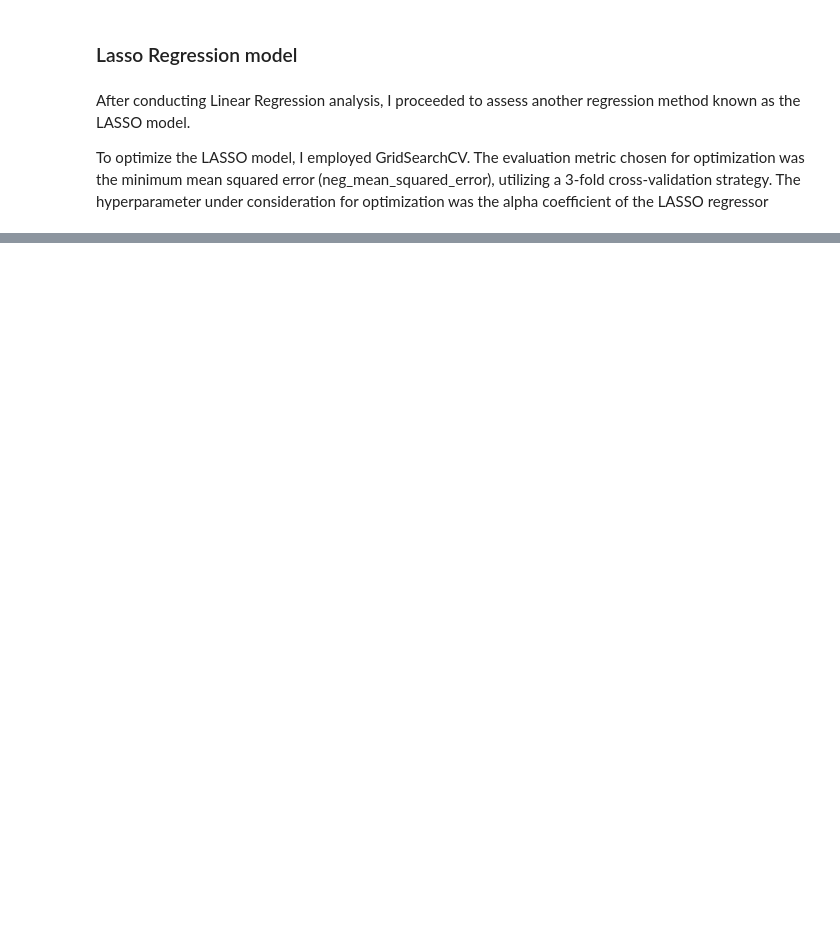
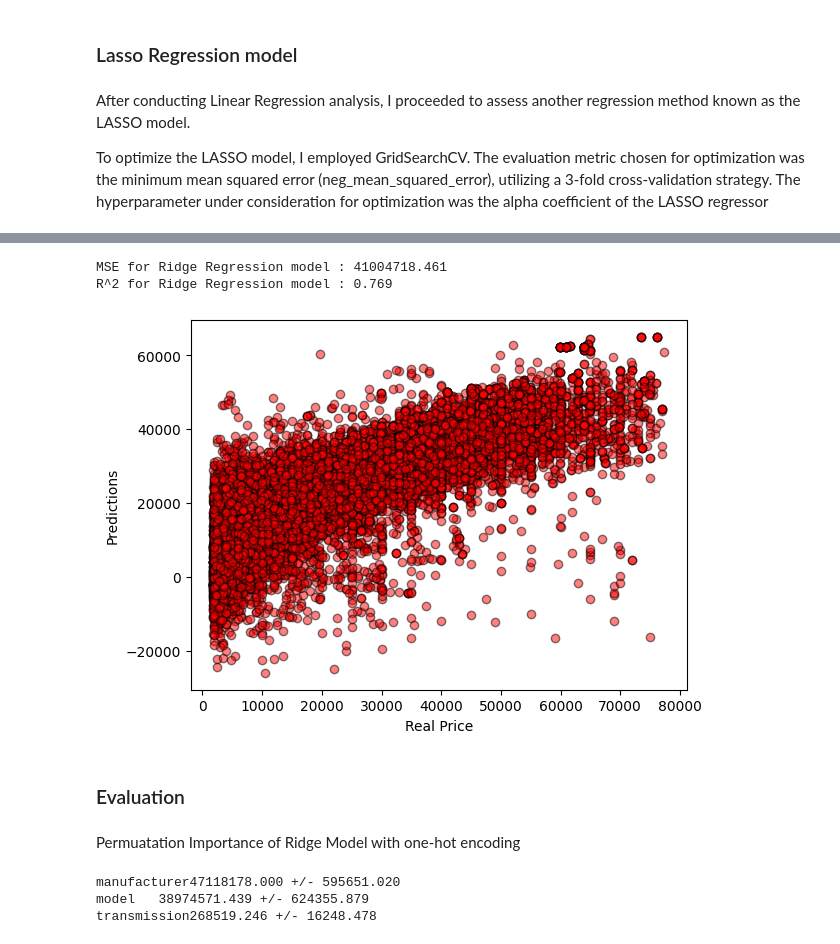
Before and after one commit to shivaallala/Used-Car-dealership-cost-Prediction, a Jupyter notebook: Car-Price-Prediction.ipynb, the cells around one changed output, grey strips where cells are left out. Cells and saved outputs as stored; diff of their text form; code cells hidden in the pictures; blank space fills up the shorter version.

```diff
--- a/Car-Price-Prediction.ipynb
+++ b/Car-Price-Prediction.ipynb
@@ -776,0 +888,15 @@ lasso_grid.fit(X, y)
+# %%
+col_transformer = make_column_transformer(
+    (OneHotEncoder(handle_unknown = 'ignore'), ['manufacturer', 'model', 'cylinders', 'fuel', 'transmission', 'drive', 'type']),
+    (OrdinalEncoder(categories = [['salvage', 'fair', 'good', 'excellent', 'like new','new']]), ['condition']),
+    remainder = 'passthrough',
+    verbose_feature_names_out = False
+)
+# %%
+pipe = Pipeline([
+    ('preprocessing', col_transformer),
+    ('scaler', StandardScaler(with_mean=False)),
+    ('ridge', Ridge())
+])
+# %%
+pipe.fit(X_train, y_train)
@@ -776,0 +924,25 @@ lasso_grid.fit(X, y)
+# %%
+train_preds = pipe.predict(X_train)
+test_preds = pipe.predict(X_test)
+train_mse = mean_squared_error(y_train, train_preds)
+test_mse = mean_squared_error(y_test, test_preds)
+
+#print(f'Ridge Train MSE: {train_mse}')
+print(f'MSE for Ridge Regression model : {np.round(test_mse, 3)}')
+print(f'R^2 for Ridge Regression model : {np.round(r2_score(y_true=y_test, y_pred=test_preds), 3)}')
+# %% [output]
+MSE for Ridge Regression model : 41004718.461
+R^2 for Ridge Regression model : 0.769
+# %%
+plt.scatter(y_test, test_preds, c='red', alpha=0.5, edgecolors='black')
+
+plt.xlabel('Real Price')
+plt.ylabel('Predictions')
+
+plt.show()
+# %% [output]
+[figure, added]
+# %% [markdown]
+### Evaluation
+# %% [markdown]
+Permuatation Importance of Ridge Model with one-hot encoding
@@ -776,0 +954,21 @@ lasso_grid.fit(X, y)
+# %%
+# Perform permutation importance
+perm_importance = permutation_importance(pipe, X_test, y_test,
+                                         n_repeats=30,
+                                         random_state=42,
+                                         scoring='neg_mean_squared_error')
+
+# Extract feature importances
+importance_mean = perm_importance.importances_mean
+importance_std = perm_importance.importances_std
+
+# Print features with mean importance higher than two standard deviations
+for idx in importance_mean.argsort()[::-1]:
+    if importance_mean[idx] - 2 * importance_std[idx] > 0:
+        print(f"{X.columns.values[idx]:<8}"
+              f"{importance_mean[idx]:.3f}"
+              f" +/- {importance_std[idx]:.3f}")
+# %% [output]
+manufacturer47118178.000 +/- 595651.020
+model   38974571.439 +/- 624355.879
+transmission268519.246 +/- 16248.478
```
Also changed, not shown: parts of 54 cells of this notebook.
